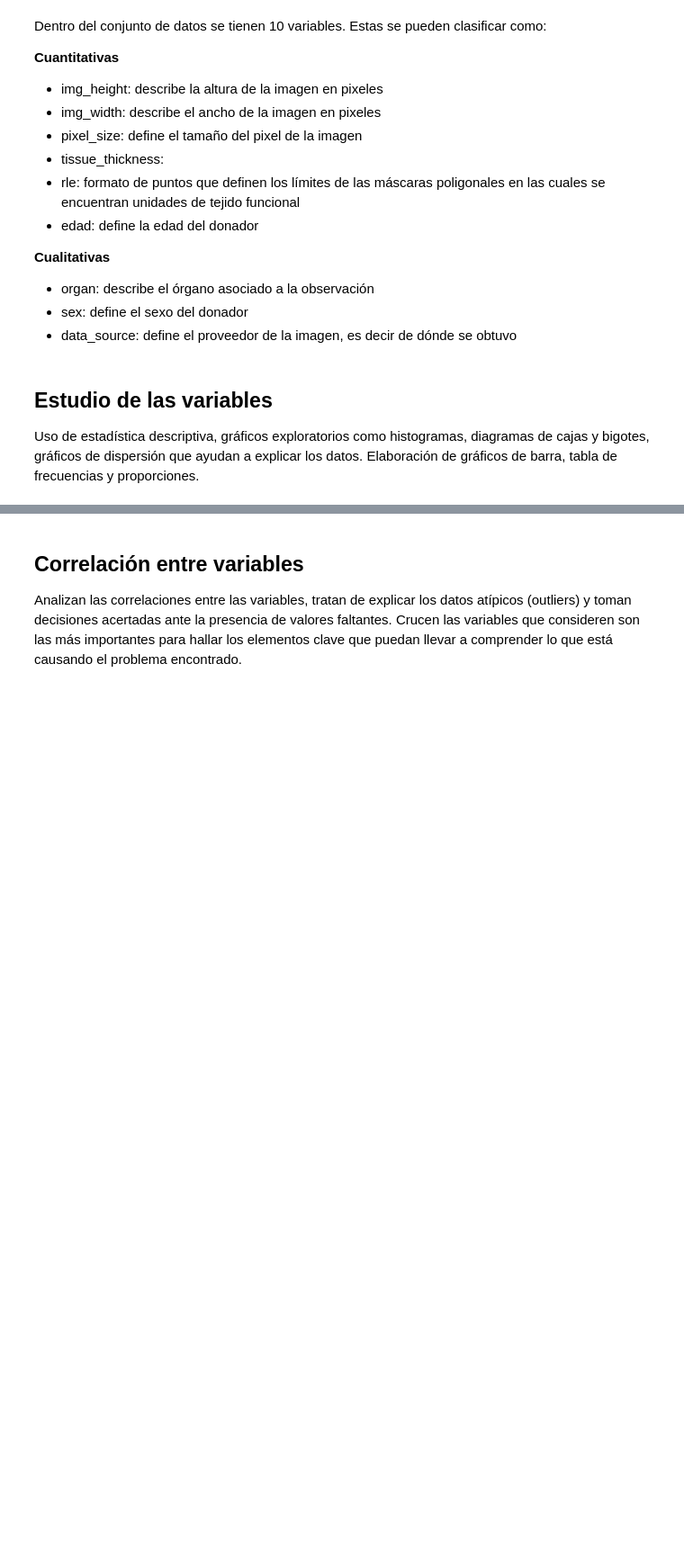
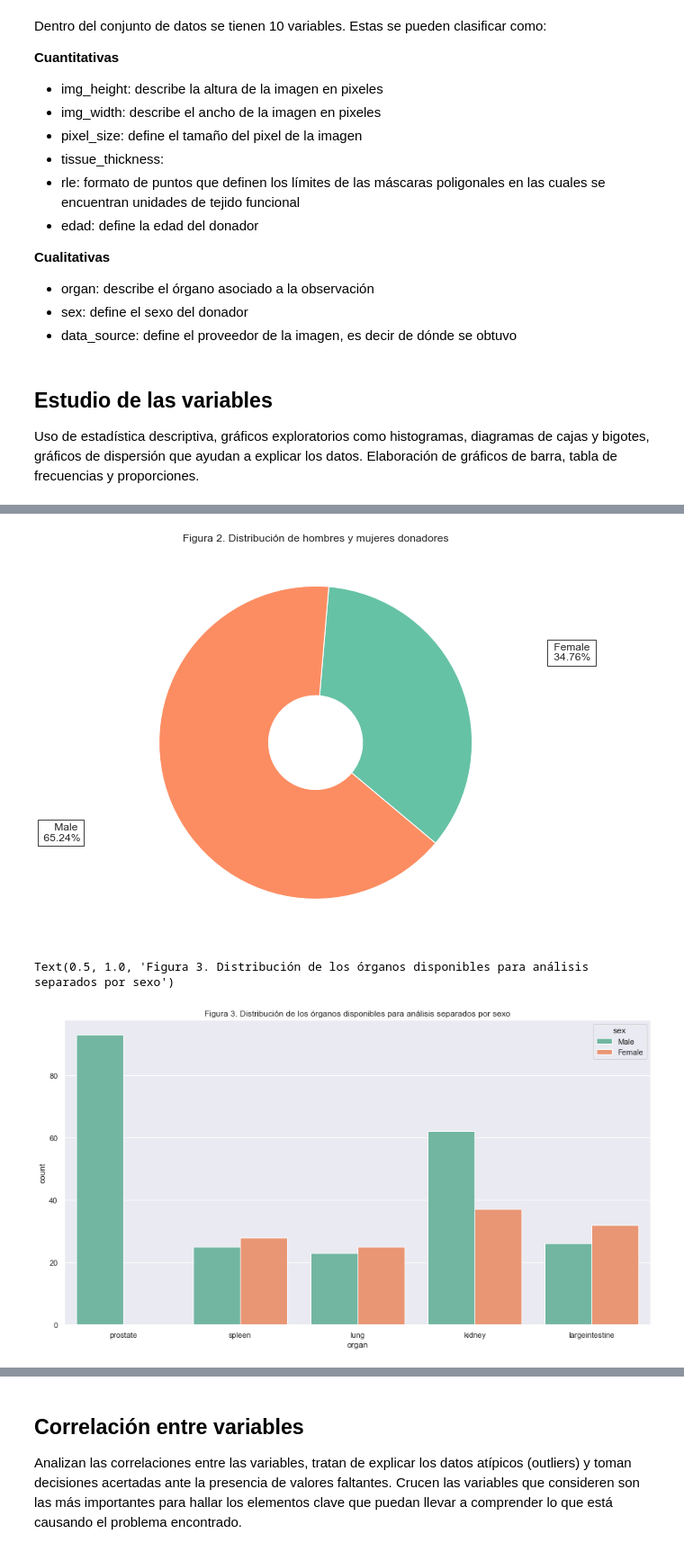
Before and after one commit to DiaZa13/hacking-the-human-body, a Jupyter notebook: project.ipynb, the cells around one changed output, grey strips where cells are left out. Shown at 90% size. Cells and saved outputs as stored; diff of their text form; code cells hidden in the pictures; blank space fills up the shorter version.

```diff
--- a/project.ipynb
+++ b/project.ipynb
@@ -186,0 +203,27 @@ for row in range(5):
+# %%
+fig, ax = plt.subplots(figsize=(12, 8), subplot_kw=dict(aspect="equal"))
+sex = data.groupby(['sex'])['sex'].count()
+total = sex[0] + sex[1]
+wedges, texts = ax.pie(sex, wedgeprops=dict(width=0.7), startangle=-40)
+
+bbox_props = dict(boxstyle="square,pad=0.3", fc="w", ec="k", lw=0.75)
+kw = dict(arrowprops=dict(arrowstyle="-"), bbox=bbox_props, zorder=0, va="center")
+
+for i, p in enumerate(wedges):
+    ang = (p.theta2 - p.theta1)/2. + p.theta1
+    y = np.sin(np.deg2rad(ang))
+    x = np.cos(np.deg2rad(ang))
+    horizontalalignment = {-1: "right", 1: "left"}[int(np.sign(x))]
+    connectionstyle = "angle,angleA=0,angleB={}".format(ang)
+    kw["arrowprops"].update({"connectionstyle": connectionstyle})
+    ax.annotate(' ' + sex.index[i] + ' \n ' + str(round((sex[i]/total) * 100,2)) + '%', xy=(x, y), xytext=(1.5*np.sign(x), 1.5*y),
+                horizontalalignment=horizontalalignment, **kw)
+plt.title('Figura 2. Distribución de hombres y mujeres donadores')
+plt.show()
+
+sns.countplot(data=data, x='organ', hue='sex')
+plt.title('Figura 3. Distribución de los órganos disponibles para análisis separados por sexo')
+# %% [output]
+[figure, added]
+Text(0.5, 1.0, 'Figura 3. Distribución de los órganos disponibles para análisis separados por sexo')
+[figure, added]
```
Also changed, not shown: parts of 10 cells of this notebook.
